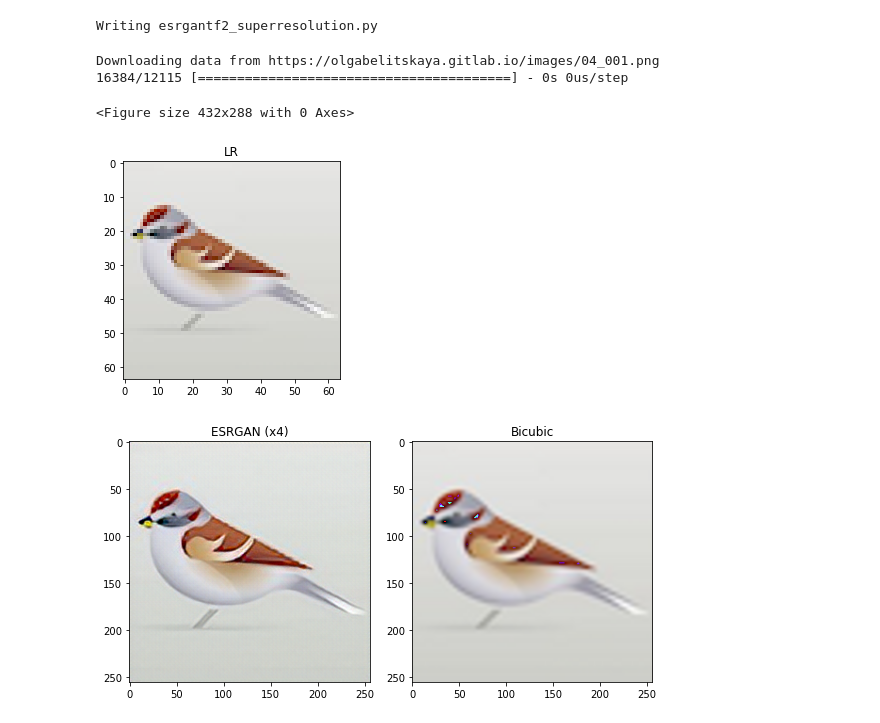
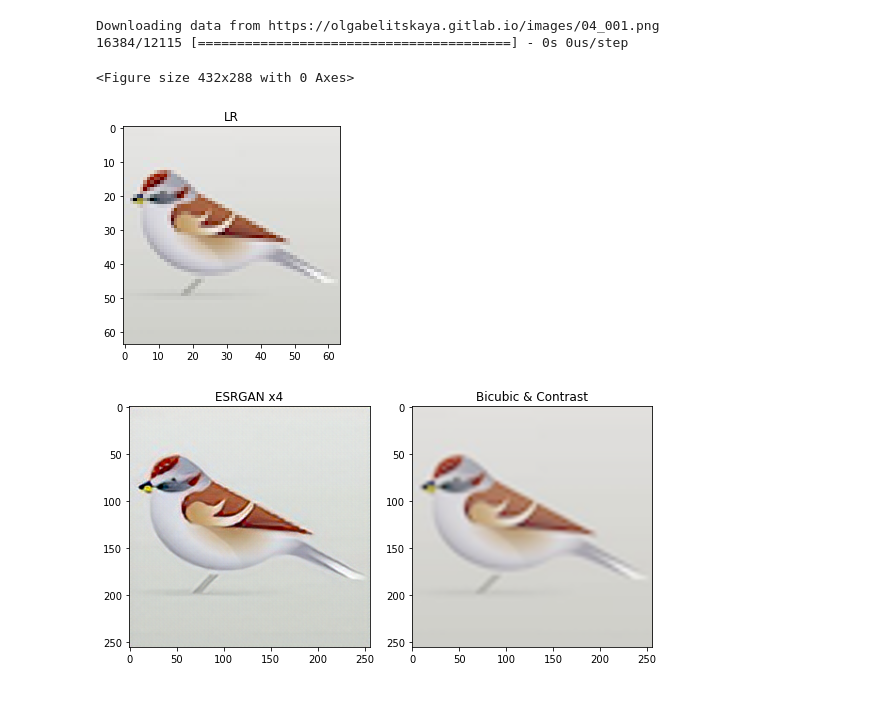
Before and after one commit to OlgaBelitskaya/kaggle_tfpractice, a Jupyter notebook: tensorflow-practice-13.ipynb, the cells around one changed output. Saved outputs shown, nothing was run; the diff lists cells and outputs as text; code cells hidden in the pictures.

```diff
--- a/tensorflow-practice-13.ipynb
+++ b/tensorflow-practice-13.ipynb
@@ -26,6 +13,3 @@ def low2superbicubic_imgs(lr,sr):
 %radial_gradient_header Image Data for Super Resolution
 # %% [output]
 [interactive output not drawn]
-# %%
-img_path=file_path+'04_001.png'
-img_path=tf.keras.utils.get_file('04_001.png',img_path)
@@ -34,0 +26,6 @@ Downloading data from https://olgabelitskaya.gitlab.io/images/04_001.png
+# %%
+file_name1='04_001.png'
+lr10=get_resize_img(file_path+file_name1,img_size)
+file_name2='01_019.png'
+lr20=get_resize_img(file_path+file_name2,img_size)
+lr10.shape,lr20.shape
@@ -83,44 +187,10 @@ low2superbicubic_imgs(lr,sr)
-# %%
-%%writefile esrgantf2_superresolution.py
-import tensorflow as tf,tensorflow_hub as hub,numpy as np
-def esrgantf2_superresolution(img_path,img_size=50):
-    model=hub.load('https://tfhub.dev/captain-pool/esrgan-tf2/1')
-    func=model.signatures[tf.saved_model.DEFAULT_SERVING_SIGNATURE_DEF_KEY]
-    func.inputs[0].set_shape([1,img_size,img_size,3])
-    converter=tf.lite.TFLiteConverter.from_concrete_functions([func])
-    converter.optimizations=[tf.lite.Optimize.DEFAULT]
-    tflite_model=converter.convert()
-    with tf.io.gfile.GFile('ESRGAN.tflite','wb') as f:
-        f.write(tflite_model)
-    esrgan_model_path='./ESRGAN.tflite'
-    img_path=tf.keras.utils.get_file(
-        'img'+str(np.random.randint(1,99999))+'.png',img_path)
-    lr=tf.io.read_file(img_path)
-    lr=tf.image.decode_jpeg(lr)
-    lr=tf.image.resize(lr,[img_size,img_size])
-    lr=tf.expand_dims(lr.numpy()[:,:,:3],axis=0)
-    lr=tf.cast(lr,tf.float32)
-    interpreter=tf.lite.Interpreter(model_path=esrgan_model_path)
-    interpreter.allocate_tensors()
-    input_details=interpreter.get_input_details()
-    output_details=interpreter.get_output_details()
-    interpreter.set_tensor(input_details[0]['index'],lr)
-    interpreter.invoke()
-    output_data=interpreter.get_tensor(output_details[0]['index'])
-    sr=tf.squeeze(output_data,axis=0)
-    sr=tf.clip_by_value(sr,0,255)
-    sr=tf.round(sr); sr=tf.cast(sr,tf.uint8)
-    lr=tf.cast(tf.squeeze(lr,axis=0),tf.uint8)
-    return lr,sr
-# %% [output]
-Writing esrgantf2_superresolution.py
 # %%
 %run esrgantf2_superresolution.py
-lr,sr=esrgantf2_superresolution(file_path+'04_001.png',64)
-low2superbicubic_imgs(lr,sr)
+lr1,sr1=esrgantf2_superresolution(file_path+file_name1,64)
+low2super_contrastbicubic(lr1,sr1)
 # %% [output]
 Downloading data from https://olgabelitskaya.gitlab.io/images/04_001.png
 16384/12115 [========================================] - 0s 0us/step
 <Figure size 432x288 with 0 Axes>
 [figure]
-[figure, old version]
+[figure, new version]
```
Also changed, not shown: parts of 22 cells of this notebook, 1 other file.
